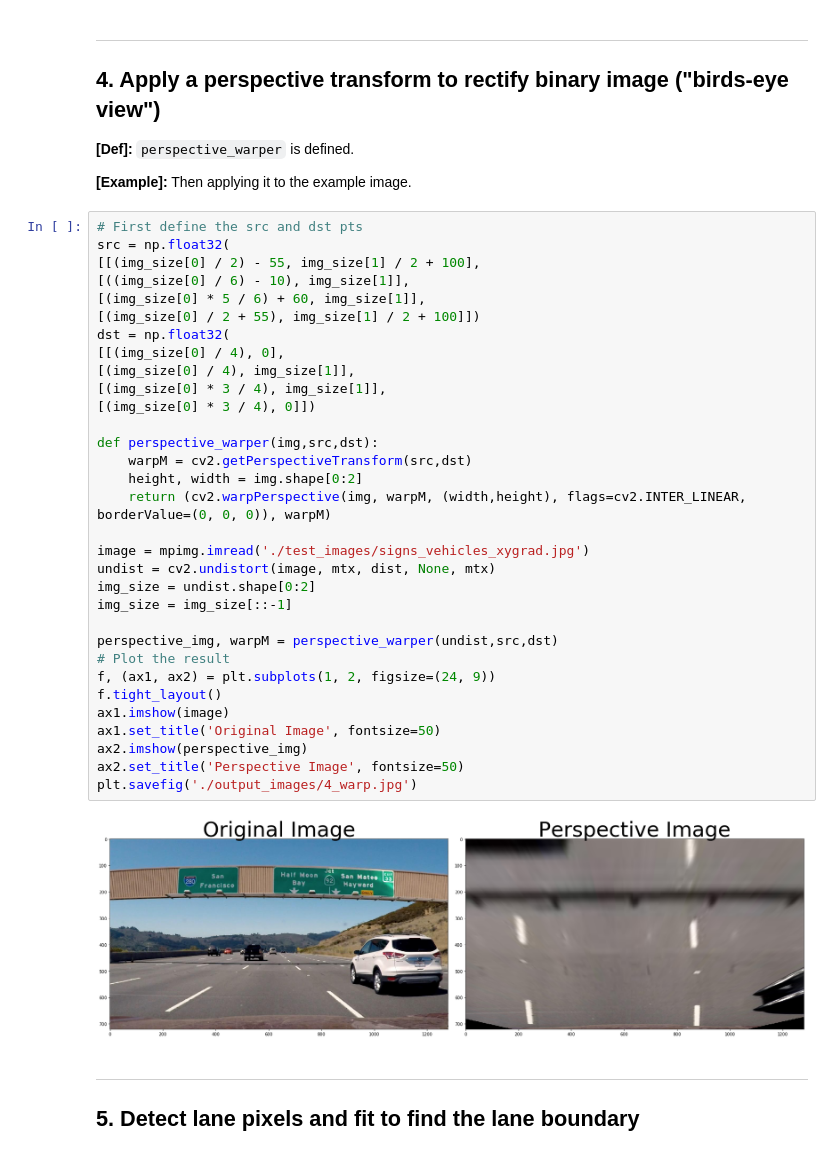
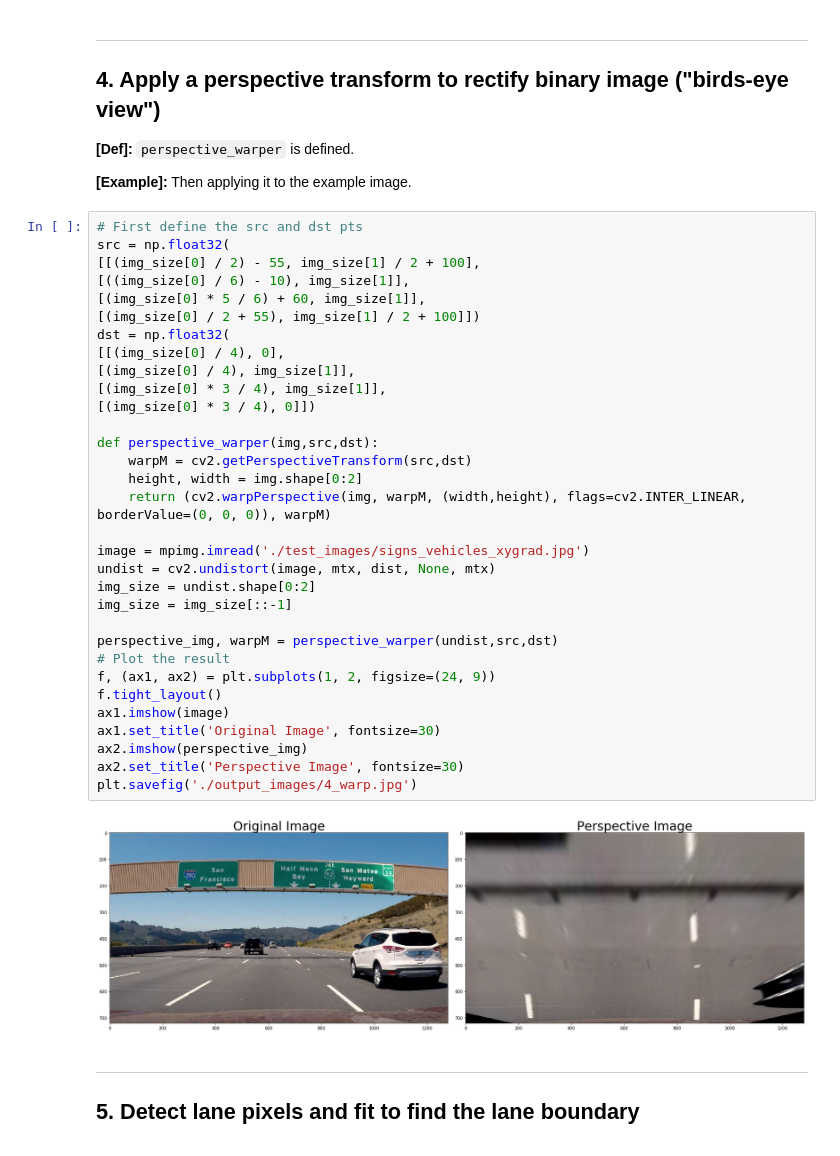
Before and after one commit to bobondemon/Lane-Line-Finding, a Jupyter notebook: Advanced-Lane-Finding.ipynb, the cells around one changed output. Saved outputs shown, nothing was run; the diff lists cells and outputs as text.

```diff
--- a/Advanced-Lane-Finding.ipynb
+++ b/Advanced-Lane-Finding.ipynb
@@ -245,36 +243,36 @@ plt.savefig('./output_images/3_masking.jpg')
 # First define the src and dst pts
 src = np.float32(
 [[(img_size[0] / 2) - 55, img_size[1] / 2 + 100],
 [((img_size[0] / 6) - 10), img_size[1]],
 [(img_size[0] * 5 / 6) + 60, img_size[1]],
 [(img_size[0] / 2 + 55), img_size[1] / 2 + 100]])
 dst = np.float32(
 [[(img_size[0] / 4), 0],
 [(img_size[0] / 4), img_size[1]],
 [(img_size[0] * 3 / 4), img_size[1]],
 [(img_size[0] * 3 / 4), 0]])
 
 def perspective_warper(img,src,dst):
     warpM = cv2.getPerspectiveTransform(src,dst)
     height, width = img.shape[0:2]
     return (cv2.warpPerspective(img, warpM, (width,height), flags=cv2.INTER_LINEAR, borderValue=(0, 0, 0)), warpM)
 
 image = mpimg.imread('./test_images/signs_vehicles_xygrad.jpg')
 undist = cv2.undistort(image, mtx, dist, None, mtx)
 img_size = undist.shape[0:2]
 img_size = img_size[::-1]
 
 perspective_img, warpM = perspective_warper(undist,src,dst)
 # Plot the result
 f, (ax1, ax2) = plt.subplots(1, 2, figsize=(24, 9))
 f.tight_layout()
 ax1.imshow(image)
-ax1.set_title('Original Image', fontsize=50)
+ax1.set_title('Original Image', fontsize=30)
 ax2.imshow(perspective_img)
-ax2.set_title('Perspective Image', fontsize=50)
+ax2.set_title('Perspective Image', fontsize=30)
 plt.savefig('./output_images/4_warp.jpg')
 # %% [output]
-[figure, old version]
+[figure, new version]
 # %% [markdown]
 ---
 ## 5. Detect lane pixels and fit to find the lane boundary
```
Also changed, not shown: parts of 5 cells of this notebook, 4 other files.
